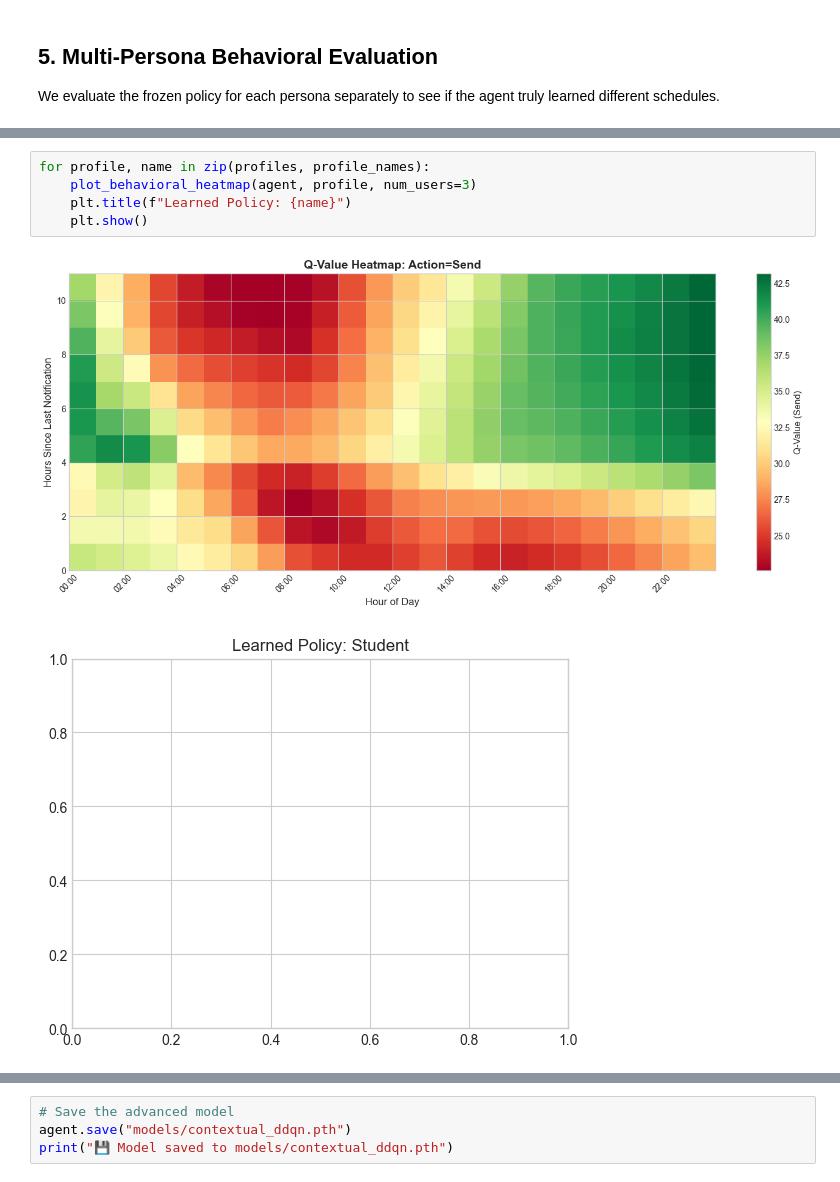
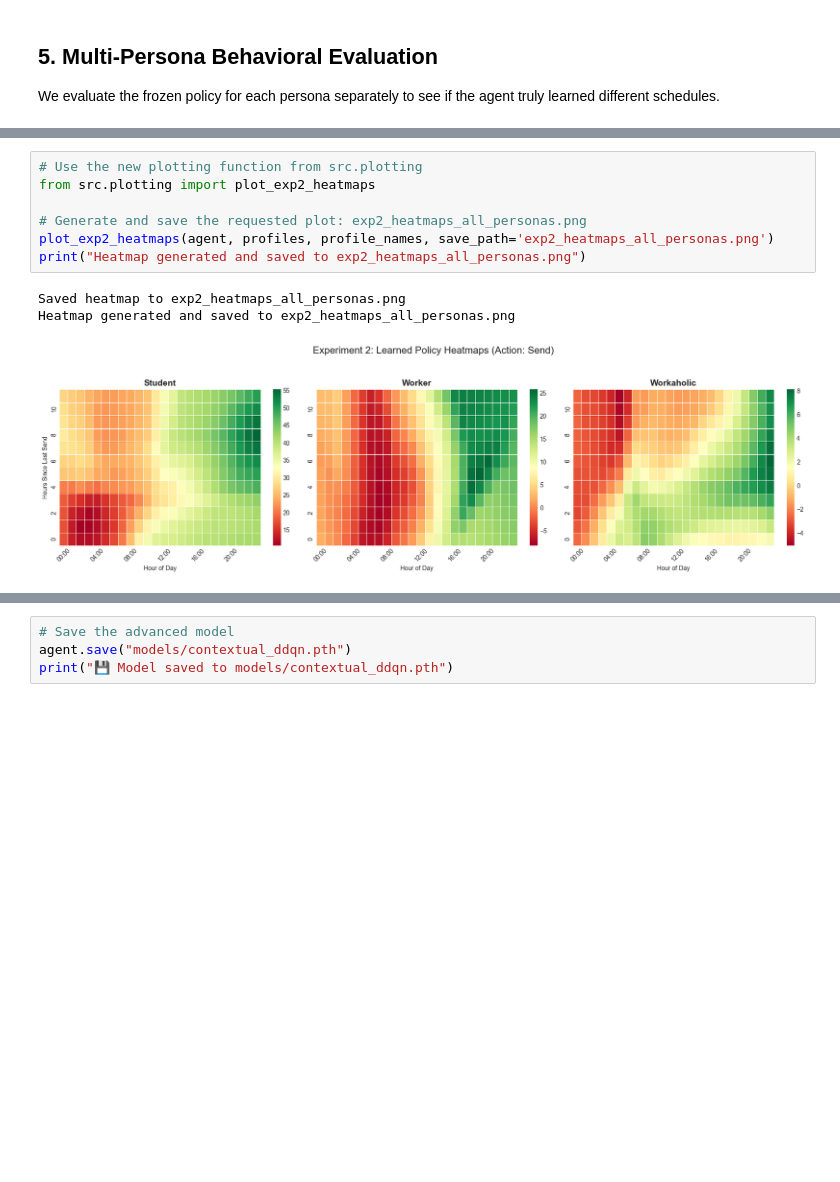
Before and after one commit to DogukanTopcu/neuronotify, a Jupyter notebook: experiment2.ipynb, the cells around one changed output, grey strips where cells are left out. Saved outputs shown, nothing was run; the diff lists cells and outputs as text; blank space fills up the shorter version.

```diff
--- a/experiment2.ipynb
+++ b/experiment2.ipynb
@@ -197,8 +218,11 @@ Workaholic  : Evaluation Reward = 5.00
 # %%
-for profile, name in zip(profiles, profile_names):
-    plot_behavioral_heatmap(agent, profile, num_users=3)
-    plt.title(f"Learned Policy: {name}")
-    plt.show()
+# Use the new plotting function from src.plotting
+from src.plotting import plot_exp2_heatmaps
+
+# Generate and save the requested plot: exp2_heatmaps_all_personas.png
+plot_exp2_heatmaps(agent, profiles, profile_names, save_path='exp2_heatmaps_all_personas.png')
+print("Heatmap generated and saved to exp2_heatmaps_all_personas.png")
 # %% [output]
+Saved heatmap to exp2_heatmaps_all_personas.png
+Heatmap generated and saved to exp2_heatmaps_all_personas.png
-[figure, old version]
+[figure, new version]
-[figure, removed]
```
Also changed, not shown: parts of 8 cells of this notebook, 7 other files.
